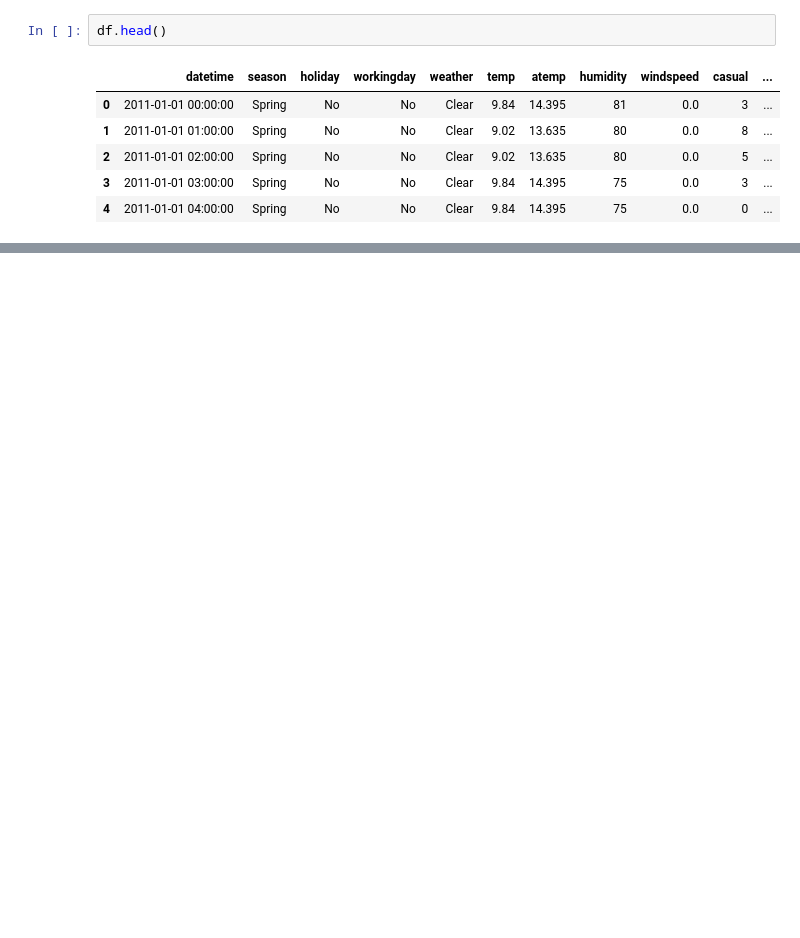
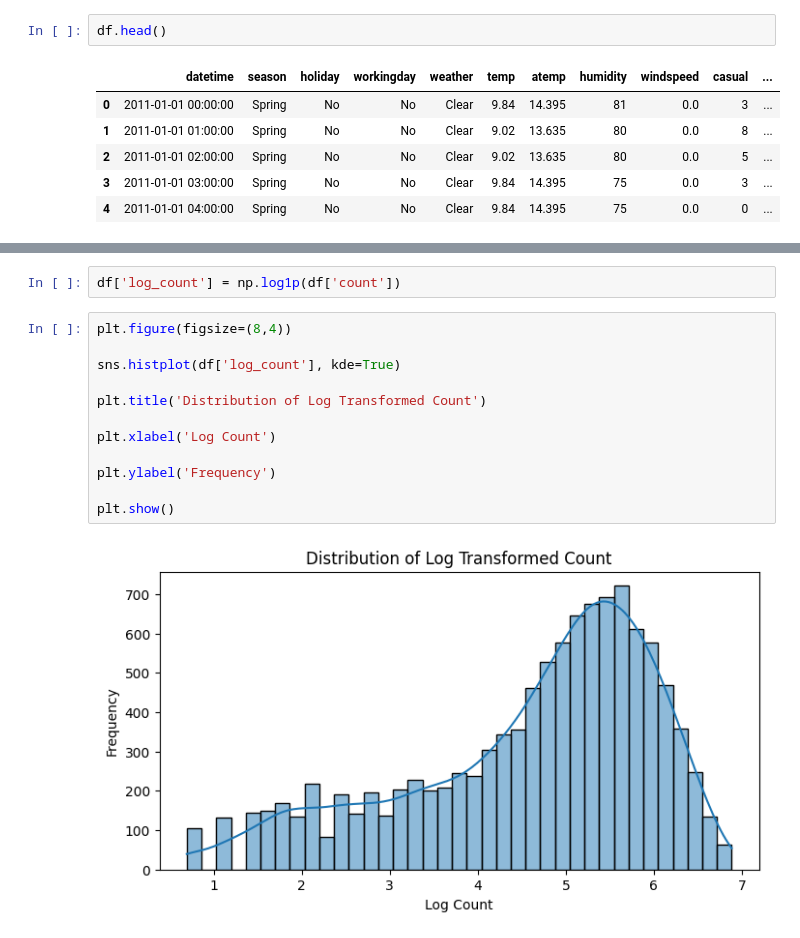
Before and after one commit to shreyankaul/scaler, a Jupyter notebook: yulu_sk.ipynb, the cells around one changed output, grey strips where cells are left out. Saved outputs shown, nothing was run; the diff lists cells and outputs as text; blank space fills up the shorter version.

```diff
--- a/yulu_sk.ipynb
+++ b/yulu_sk.ipynb
@@ -371,0 +439,16 @@ df.head()
+# %%
+df['log_count'] = np.log1p(df['count'])
+# %%
+plt.figure(figsize=(8,4))
+
+sns.histplot(df['log_count'], kde=True)
+
+plt.title('Distribution of Log Transformed Count')
+
+plt.xlabel('Log Count')
+
+plt.ylabel('Frequency')
+
+plt.show()
+# %% [output]
+[figure, added]
```
Also changed, not shown: parts of 97 cells of this notebook.
